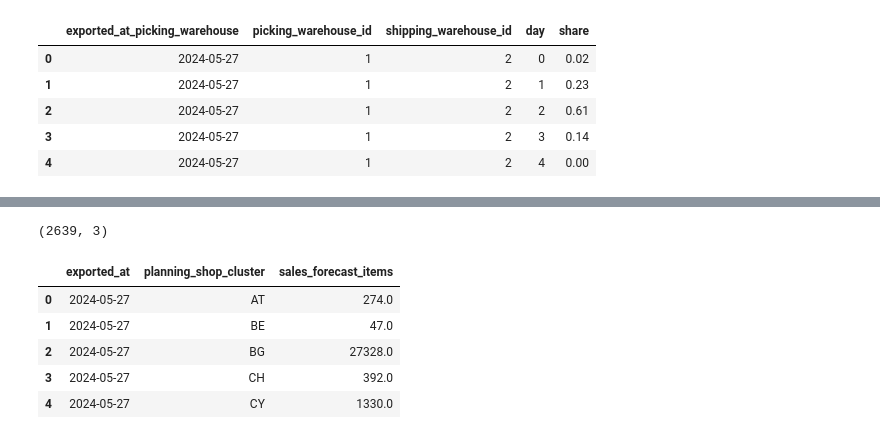
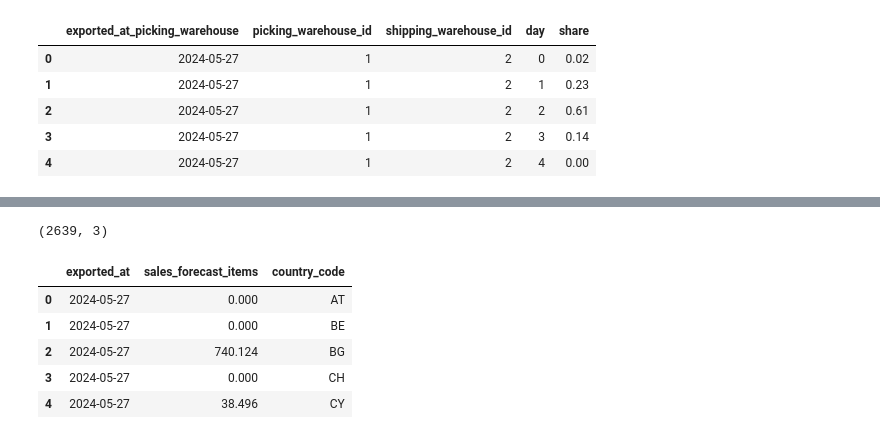
Before and after one commit to nitinnandansingh/AboutYouLogisticsTask, a Jupyter notebook: notebooks/02_tasks_implementation.ipynb, the cells around one changed output, grey strips where cells are left out. Saved outputs shown, nothing was run; the diff lists cells and outputs as text; code cells hidden in the pictures.

```diff
--- a/notebooks/02_tasks_implementation.ipynb
+++ b/notebooks/02_tasks_implementation.ipynb
@@ -416,0 +276,5 @@ Calculate final output: B2C + SCD - items_minus + items_plus
+# %%
+# Calculate the items_plus value
+merged_items_plus['items_plus'] = merged_items_plus['items_minus'] * merged_items_plus['share']
+print(merged_items_plus.shape)
+merged_items_plus.head()
@@ -416,0 +289,5 @@ Calculate final output: B2C + SCD - items_minus + items_plus
+# %%
+items_plus_df = merged_items_plus.groupby(['exported_at_picking_warehouse', 'country_code'])['items_plus'].sum().reset_index()
+
+print(items_plus_df.shape)
+items_plus_df.head()
@@ -417,11 +349,11 @@ Calculate final output: B2C + SCD - items_minus + items_plus
 # %%
-# We will combine the results we have got unitl now.
+# We will combine the results now.
 # Let's begin by combining b2c_aggregated and scd_aggregated
 combined_b2c_scd = pd.merge(
     b2c_aggregated,
     scd_aggregated,
     on=['exported_at', 'planning_shop_cluster'],
-    how='outer'
+    how='inner'
 ).fillna(0)
 
 # Adding the values of b2c_items and scd_items together to get the total items forecast
@@ -447,16 +379,17 @@ combined_b2c_scd.head()
 # Now begin by merging the result of last combination dataframe with items_minus.
 final_merged = pd.merge(
     combined_b2c_scd,
-    items_minus,
-    on=['planning_shop_cluster', 'exported_at'],
-    how='left'
+    items_minus_df,
+    left_on=['planning_shop_cluster', 'exported_at'],
+    right_on=['country_code', 'date'],
+    how='inner'
 ).fillna(0)
 
 # Subtracting items_minus from sales_forecast_items
 final_merged['sales_forecast_items'] = final_merged['sales_forecast_items'] - final_merged['items_minus']
 
 # Dropping the items_minus column
-final_merged.drop(columns=['items_minus'], inplace=True)
+final_merged.drop(columns=['items_minus', 'date', 'planning_shop_cluster'], inplace=True)
 
 print(final_merged.shape)
 final_merged.head()
@@ -471,28 +404,28 @@ final_merged.head()
 # %%
 # In the last step add the items_plus values to the dataframe we have got until now
 final_output = pd.merge(
     final_merged,
-    items_plus,
-    left_on=['planning_shop_cluster', 'exported_at'],
-    right_on=['planning_shop_cluster', 'exported_at'],
-    how='left'
+    items_plus_df,
+    left_on=['country_code', 'exported_at'],
+    right_on=['country_code', 'exported_at_picking_warehouse'],
+    how='inner'
 ).fillna(0)
 
 # Adding distributed_items to sales_forecast_items
-final_output['sales_forecast_items'] = final_output['sales_forecast_items'] + final_output['distributed_items']
+final_output['sales_forecast_items'] = final_output['sales_forecast_items'] + final_output['items_plus']
 
 # Drop irrelevant columns
-final_output.drop(columns=['distributed_items'], inplace=True)
+final_output.drop(columns=['items_plus','exported_at_picking_warehouse'], inplace=True)
 
 print(final_output.shape)
 final_output.head()
 # %% [output]
 (2639, 3)
-|  | exported_at | planning_shop_cluster | sales_forecast_items |
-| 0 | 2024-05-27 | AT | 274.0 |
-| 1 | 2024-05-27 | BE | 47.0 |
-| 2 | 2024-05-27 | BG | 27328.0 |
-| 3 | 2024-05-27 | CH | 392.0 |
-| 4 | 2024-05-27 | CY | 1330.0 |
+|  | exported_at | sales_forecast_items | country_code |
+| 0 | 2024-05-27 | 0.000 | AT |
+| 1 | 2024-05-27 | 0.000 | BE |
+| 2 | 2024-05-27 | 740.124 | BG |
+| 3 | 2024-05-27 | 0.000 | CH |
+| 4 | 2024-05-27 | 38.496 | CY |
 # %%
 final_output = final_output.pivot(
```
Also changed, not shown: parts of 46 cells of this notebook, 2 other files.
